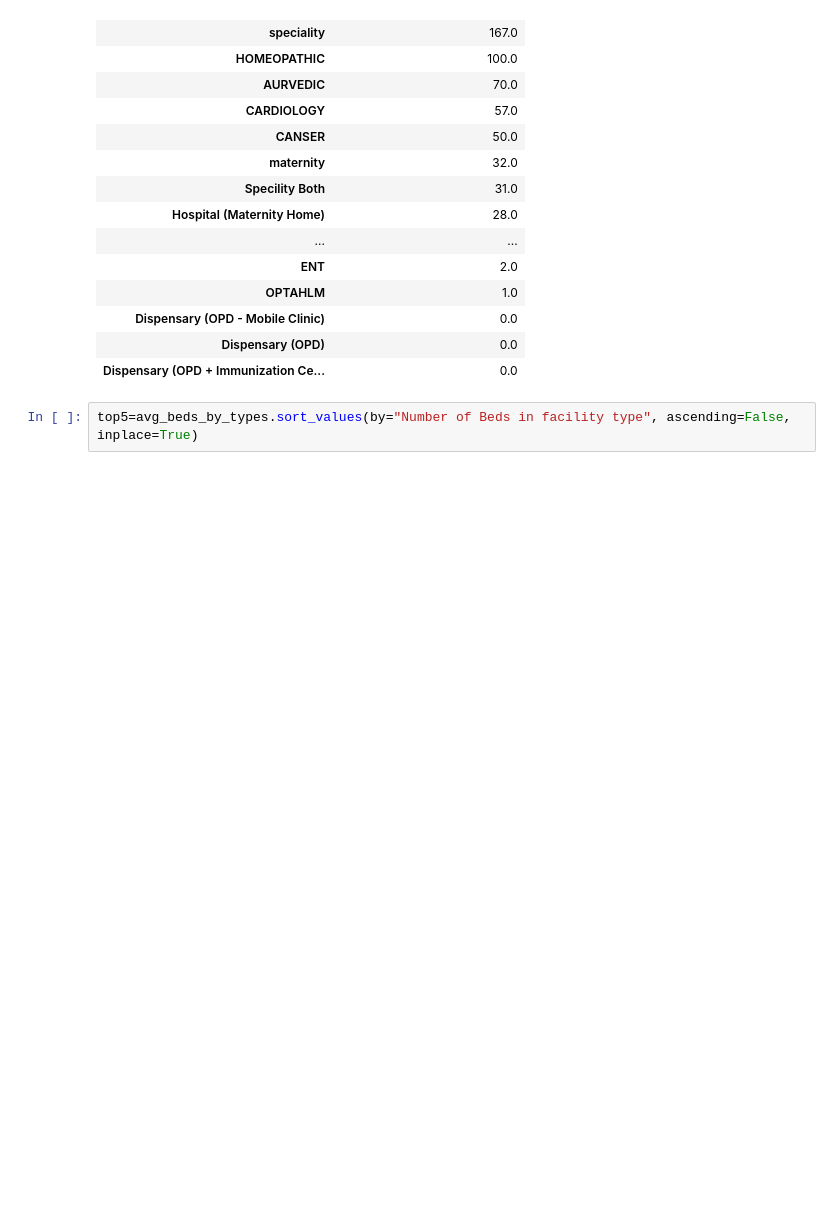
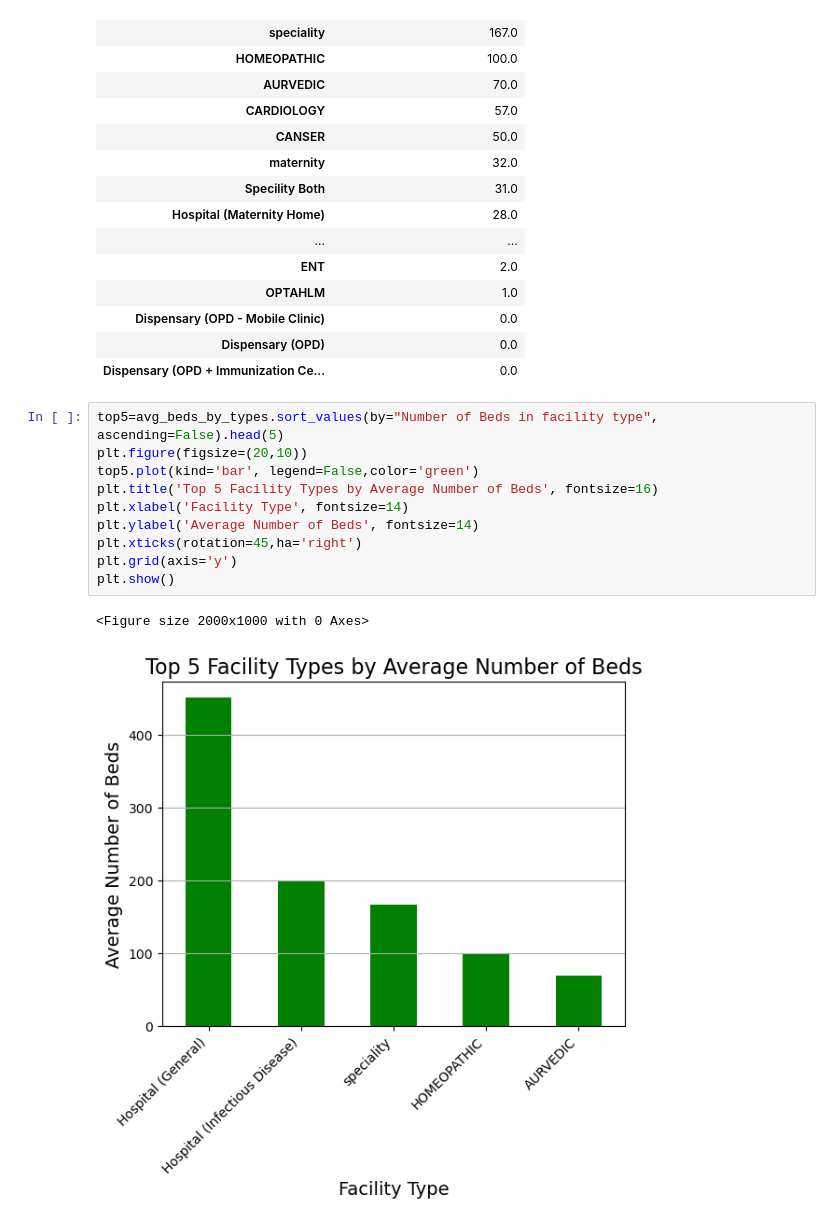
Before and after one commit to Ivy-Chemtai/Hospital_bed_occupancy_Analysis, a Jupyter notebook: E.D.A.ipynb, the cells around one changed output. Cells and saved outputs as stored; diff of their text form; blank space fills up the shorter version.

```diff
--- a/E.D.A.ipynb
+++ b/E.D.A.ipynb
@@ -68,4 +68,15 @@ avg_beds_by_types
 | Dispensary (OPD) | 0.0 |
 | Dispensary (OPD + Immunization Ce... | 0.0 |
 # %%
-top5=avg_beds_by_types.sort_values(by="Number of Beds in facility type", ascending=False, inplace=True)
+top5=avg_beds_by_types.sort_values(by="Number of Beds in facility type", ascending=False).head(5)
+plt.figure(figsize=(20,10))
+top5.plot(kind='bar', legend=False,color='green')
+plt.title('Top 5 Facility Types by Average Number of Beds', fontsize=16)
+plt.xlabel('Facility Type', fontsize=14)
+plt.ylabel('Average Number of Beds', fontsize=14)
+plt.xticks(rotation=45,ha='right')
+plt.grid(axis='y')
+plt.show()
+# %% [output]
+<Figure size 2000x1000 with 0 Axes>
+[figure, added]
```
Also changed, not shown: parts of 2 cells of this notebook, 2 other files.
